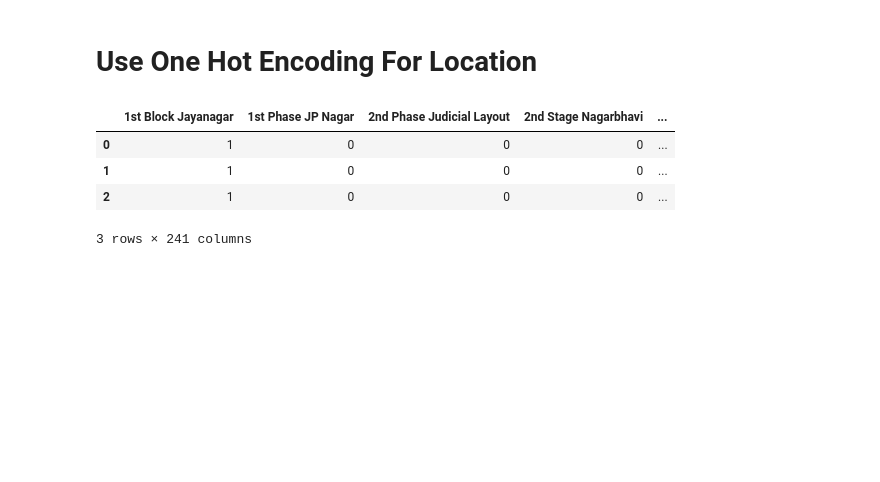
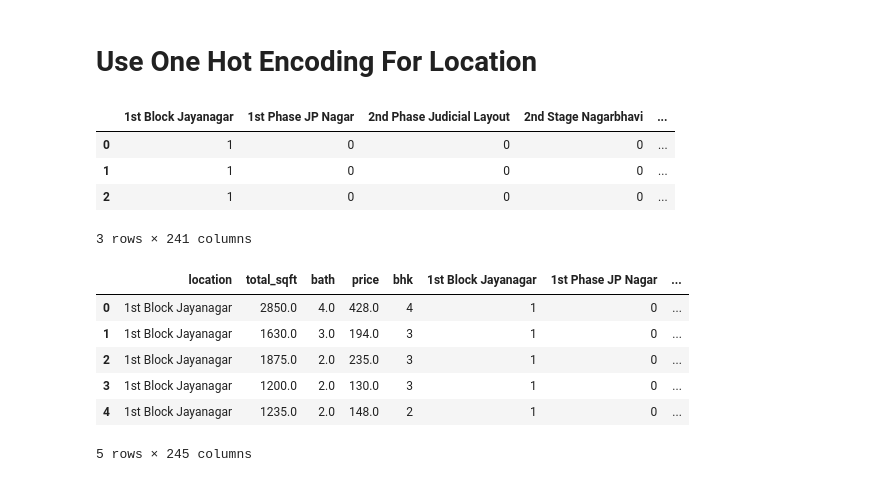
Before and after one commit to aka1sh/realestate, a Jupyter notebook: model/model.ipynb, the cells around one changed output. Saved outputs shown, nothing was run; the diff lists cells and outputs as text; code cells hidden in the pictures; blank space fills up the shorter version.

```diff
--- a/model/model.ipynb
+++ b/model/model.ipynb
@@ -274,3 +274,14 @@ dummies.head(3)
 | 1 | 1 | 0 | 0 | 0 | ... |
 | 2 | 1 | 0 | 0 | 0 | ... |
 3 rows × 241 columns
+# %%
+df11 = pd.concat([df10,dummies.drop('other',axis='columns')],axis='columns')
+df11.head()
+# %% [output]
+|  | location | total_sqft | bath | price | bhk | 1st Block Jayanagar | 1st Phase JP Nagar | ... |
+| 0 | 1st Block Jayanagar | 2850.0 | 4.0 | 428.0 | 4 | 1 | 0 | ... |
+| 1 | 1st Block Jayanagar | 1630.0 | 3.0 | 194.0 | 3 | 1 | 0 | ... |
+| 2 | 1st Block Jayanagar | 1875.0 | 2.0 | 235.0 | 3 | 1 | 0 | ... |
+| 3 | 1st Block Jayanagar | 1200.0 | 2.0 | 130.0 | 3 | 1 | 0 | ... |
+| 4 | 1st Block Jayanagar | 1235.0 | 2.0 | 148.0 | 2 | 1 | 0 | ... |
+5 rows × 245 columns
```
